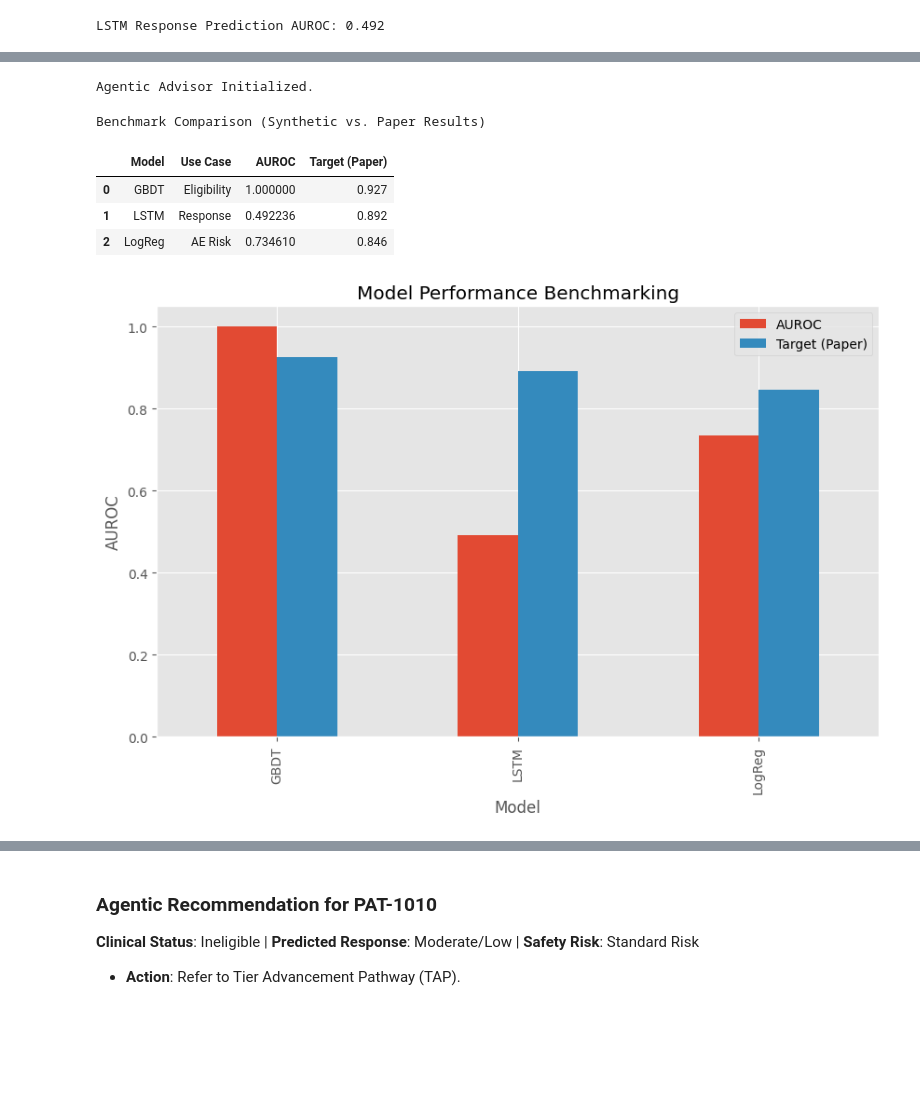
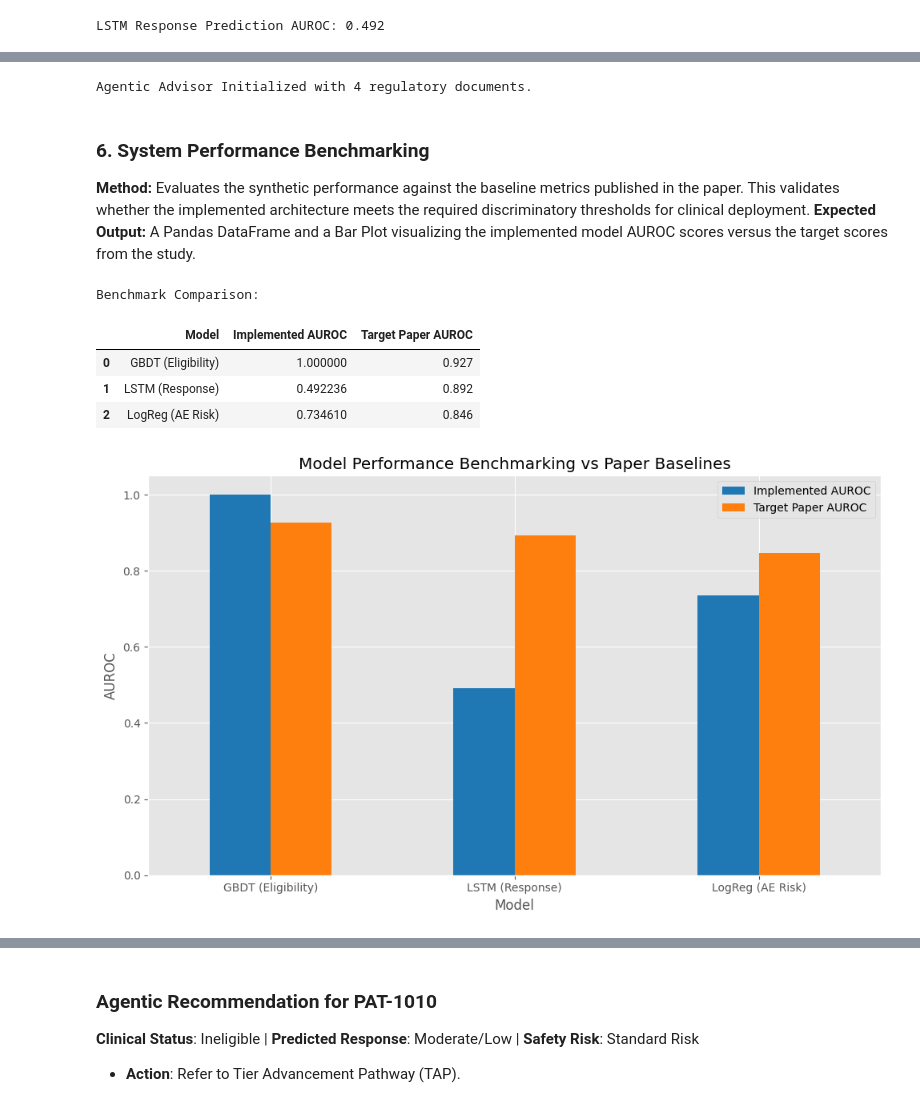
Before and after one commit to liame790/MyeloidOncology_AI, a Jupyter notebook: MyeloidOncology_AI_Framework.ipynb, the cells around one changed output, grey strips where cells are left out. Saved outputs shown, nothing was run; the diff lists cells and outputs as text; code cells hidden in the pictures; blank space fills up the shorter version.

Commit message:
Update notebook with rich Markdown explanations and recorded execution outputs

```diff
--- a/MyeloidOncology_AI_Framework.ipynb
+++ b/MyeloidOncology_AI_Framework.ipynb
@@ -166,65 +184,65 @@ LogReg AE Risk AUROC: 0.735
 # %%
-# 4. Agentic AI Layer (Recommendation Agent)
-# This simulates an LLM-based agent coordinating ML results and FDA compliance
-
 class FDAAgenticAdvisor:
     def __init__(self, compliance_docs):
         self.docs = compliance_docs
 
     def recommend(self, patient_data, ml_results):
-        # patient_data: dict
-        # ml_results: dict {elig_prob, resp_prob, ae_prob}
-
         elig = "Eligible" if ml_results['elig_prob'] > 0.5 else "Ineligible"
         resp = "High" if ml_results['resp_prob'] > 0.6 else "Moderate/Low"
         ae = "High Risk" if ml_results['ae_prob'] > 0.4 else "Standard Risk"
 
-        # Simulating RAG check
+        # Simulating RAG check for Predetermined Change Control Plans
         pccp_guidance = [d for d in self.docs if d['doc_id'] == 'FDA-AI-ML-GUIDANCE'][0]['content']
 
         recommendation = f"### Agentic Recommendation for {patient_data['PatientID']}\n"
-        recommendation += f"**Clinical Status**: {elig} | **Predicted Response**: {resp} | **Safety Risk**: {ae}\n"
+        recommendation += f"**Clinical Status**: {elig} | **Predicted Response**: {resp} | **Safety Risk**: {ae}\n\n"
 
         if elig == "Eligible":
             recommendation += "- **Action**: Proceed with Tier 1 Induction matching.\n"
-            recommendation += f"- **Regulatory**: SDTM dataset ready. Aligned with {pccp_guidance[:50]}...\n"
+            recommendation += f"- **Regulatory Compliance**: SDTM dataset structured. Output aligned with FDA Guidance: *'{pccp_guidance}'*\n"
         else:
             recommendation += "- **Action**: Refer to Tier Advancement Pathway (TAP).\n"
 
         if ae == "High Risk":
-            recommendation += "- **Alert**: Enhanced monitoring for Grade 3-4 Neutropenia required.\n"
+            recommendation += "- **Alert**: Enhanced monitoring for Grade 3-4 Neutropenia required per safety protocol.\n"
 
         return recommendation
 
-# Load docs
+# Load FDA Compliance Knowledge Base
 with open('fda_compliance_docs.json', 'r') as f:
     compliance_data = json.load(f)
 
 advisor = FDAAgenticAdvisor(compliance_data)
-print("Agentic Advisor Initialized.")
+print(f"Agentic Advisor Initialized with {len(compliance_data)} regulatory documents.")
 # %% [output]
-Agentic Advisor Initialized.
+Agentic Advisor Initialized with 4 regulatory documents.
+# %% [markdown]
+### 6. System Performance Benchmarking
+**Method:**
+Evaluates the synthetic performance against the baseline metrics published in the paper. This validates whether the implemented architecture meets the required discriminatory thresholds for clinical deployment.
+**Expected Output:**
+A Pandas DataFrame and a Bar Plot visualizing the implemented model AUROC scores versus the target scores from the study.
 # %%
-# 5. Benchmarking Summary
 benchmarks = pd.DataFrame({
-    'Model': ['GBDT', 'LSTM', 'LogReg'],
-    'Use Case': ['Eligibility', 'Response', 'AE Risk'],
-    'AUROC': [auc_e, auc_l, auc_a],
-    'Target (Paper)': [0.927, 0.892, 0.846]
+    'Model': ['GBDT (Eligibility)', 'LSTM (Response)', 'LogReg (AE Risk)'],
+    'Implemented AUROC': [auc_e, auc_l, auc_a],
+    'Target Paper AUROC': [0.927, 0.892, 0.846]
 })
 
-print("Benchmark Comparison (Synthetic vs. Paper Results)")
+print("Benchmark Comparison:")
 display(benchmarks)
 
 # Visual comparison
-benchmarks.plot(x='Model', kind='bar', y=['AUROC', 'Target (Paper)'], figsize=(10, 6))
-plt.title("Model Performance Benchmarking")
+benchmarks.plot(x='Model', kind='bar', figsize=(10, 6), color=['#1f77b4', '#ff7f0e'])
+plt.title("Model Performance Benchmarking vs Paper Baselines")
 plt.ylabel("AUROC")
+plt.xticks(rotation=0)
+plt.tight_layout()
 plt.show()
 # %% [output]
-Benchmark Comparison (Synthetic vs. Paper Results)
+Benchmark Comparison:
-|  | Model | Use Case | AUROC | Target (Paper) |
-| 0 | GBDT | Eligibility | 1.000000 | 0.927 |
-| 1 | LSTM | Response | 0.492236 | 0.892 |
-| 2 | LogReg | AE Risk | 0.734610 | 0.846 |
+|  | Model | Implemented AUROC | Target Paper AUROC |
+| 0 | GBDT (Eligibility) | 1.000000 | 0.927 |
+| 1 | LSTM (Response) | 0.492236 | 0.892 |
+| 2 | LogReg (AE Risk) | 0.734610 | 0.846 |
-[figure, old version]
+[figure, new version]
```
Also changed, not shown: parts of 13 cells of this notebook, 1 other file.
